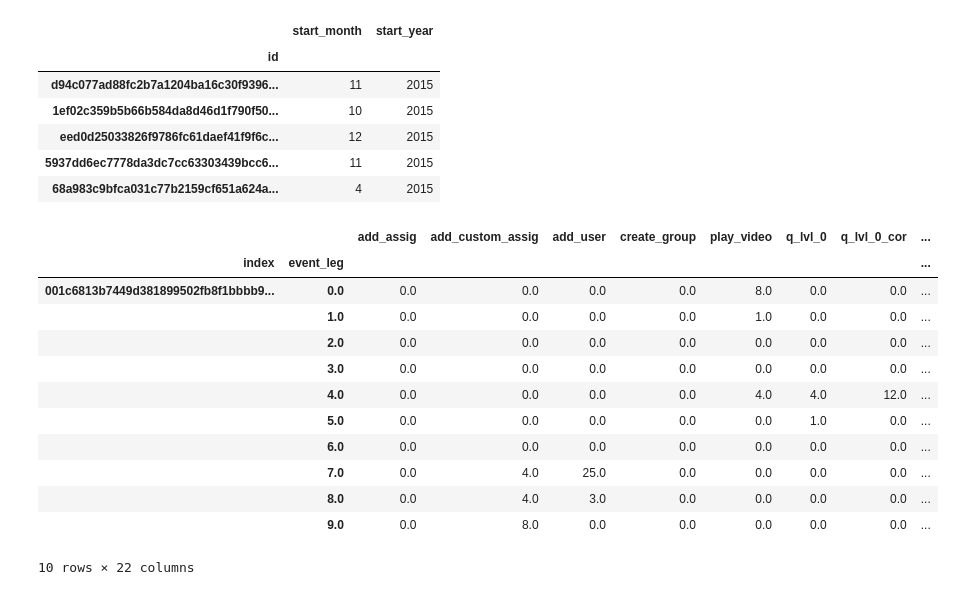
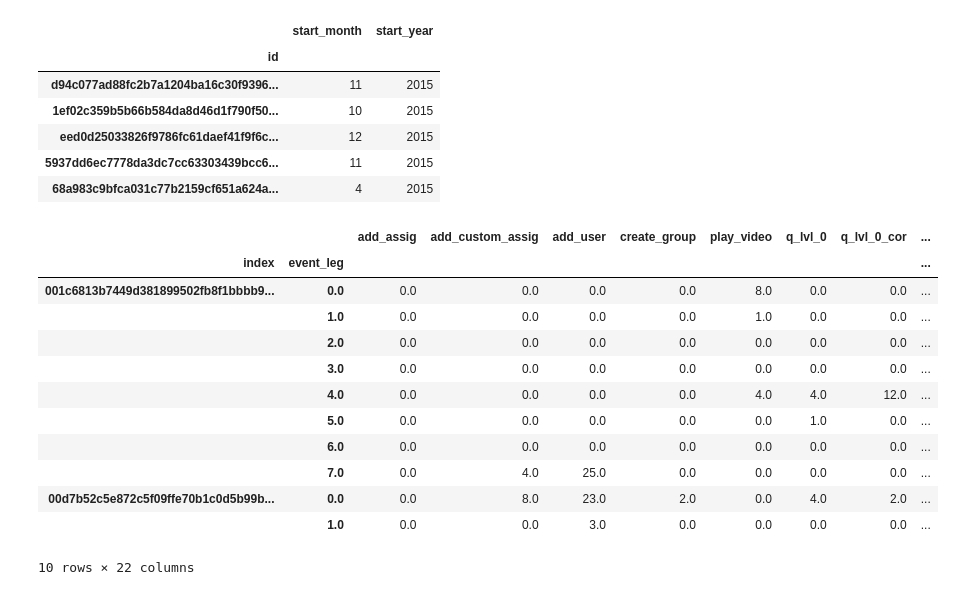
Before and after one commit to KeepFloyding/IP-research, a Jupyter notebook: Predict_Churn/teacher_churn/prediction/Baseline ++.ipynb, the cells around one changed output. Cells and saved outputs as stored; diff of their text form; code cells hidden in the pictures.

```diff
--- a/Predict_Churn/teacher_churn/prediction/Baseline ++.ipynb
+++ b/Predict_Churn/teacher_churn/prediction/Baseline ++.ipynb
@@ -61,7 +61,7 @@ df_user.head()
 | 5937dd6ec7778da3dc7cc63303439bcc6... | 11 | 2015 |
 | 68a983c9bfca031c77b2159cf651a624a... | 4 | 2015 |
 # %%
-last_month = 11;
+last_month = 7;
 
 # Find users that have churned
 plot_churn = df.reset_index().groupby('index')['event_leg'].max()
@@ -70,35 +70,35 @@ plot_churn = df.reset_index().groupby('index')['event_leg'].max()
 plot_churn = plot_churn[plot_churn.values >= last_month]
 df_lm = df.set_index(['index','event_leg']).loc[plot_churn.index.values]
 
 # Remove rows all greater than last_month
 df_lm = df_lm[df_lm.index.get_level_values(1)<=last_month]
 plot_churn =plot_churn.loc[np.unique(df_lm.index.get_level_values(0).values)]
 
 # Label those that churned at last month
 label = [1 if item == last_month else 0 for item in plot_churn.values]
 df_lm = df_lm.loc[plot_churn.index.values]
 
 # CLean off any nan
 df_lm = df_lm.fillna(0)
 
 # Add rows for months that may not exist for a user and set as zero
 df_lm = df_lm.unstack(level='event_leg').stack(level='event_leg',dropna=False).fillna(0)
 
 # Display the dataframe
 df_lm.head(10)
 # %% [output]
 |  |  | add_assig | add_custom_assig | add_user | create_group | play_video | q_lvl_0 | q_lvl_0_cor | ... |
 | index | event_leg |  |  |  |  |  |  |  | ... |
 | 001c6813b7449d381899502fb8f1bbbb9... | 0.0 | 0.0 | 0.0 | 0.0 | 0.0 | 8.0 | 0.0 | 0.0 | ... |
 |  | 1.0 | 0.0 | 0.0 | 0.0 | 0.0 | 1.0 | 0.0 | 0.0 | ... |
 |  | 2.0 | 0.0 | 0.0 | 0.0 | 0.0 | 0.0 | 0.0 | 0.0 | ... |
 |  | 3.0 | 0.0 | 0.0 | 0.0 | 0.0 | 0.0 | 0.0 | 0.0 | ... |
 |  | 4.0 | 0.0 | 0.0 | 0.0 | 0.0 | 4.0 | 4.0 | 12.0 | ... |
 |  | 5.0 | 0.0 | 0.0 | 0.0 | 0.0 | 0.0 | 1.0 | 0.0 | ... |
 |  | 6.0 | 0.0 | 0.0 | 0.0 | 0.0 | 0.0 | 0.0 | 0.0 | ... |
 |  | 7.0 | 0.0 | 4.0 | 25.0 | 0.0 | 0.0 | 0.0 | 0.0 | ... |
-|  | 8.0 | 0.0 | 4.0 | 3.0 | 0.0 | 0.0 | 0.0 | 0.0 | ... |
-|  | 9.0 | 0.0 | 8.0 | 0.0 | 0.0 | 0.0 | 0.0 | 0.0 | ... |
+| 00d7b52c5e872c5f09ffe70b1c0d5b99b... | 0.0 | 0.0 | 8.0 | 23.0 | 2.0 | 0.0 | 4.0 | 2.0 | ... |
+|  | 1.0 | 0.0 | 0.0 | 3.0 | 0.0 | 0.0 | 0.0 | 0.0 | ... |
 10 rows × 22 columns
 # %%
 # Prepare timeseries
```
Also changed, not shown: parts of 4 cells of this notebook, 9 other files.
